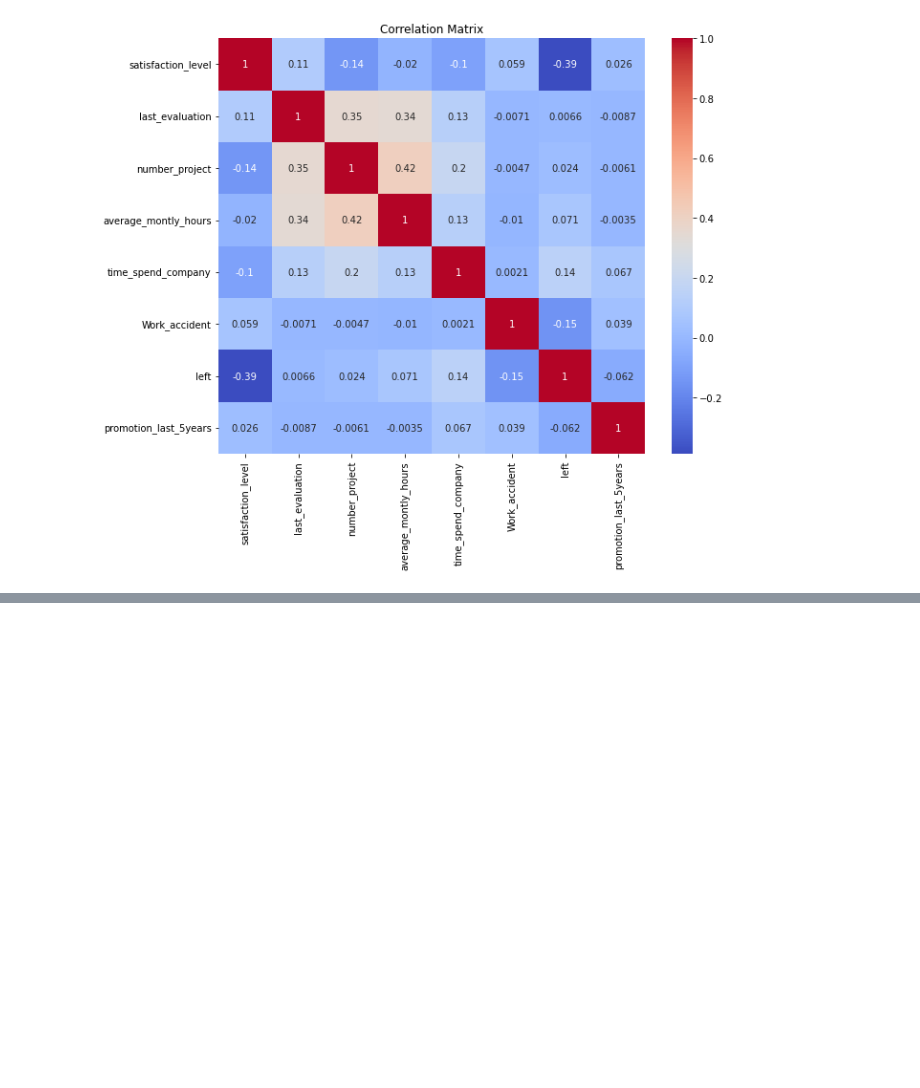
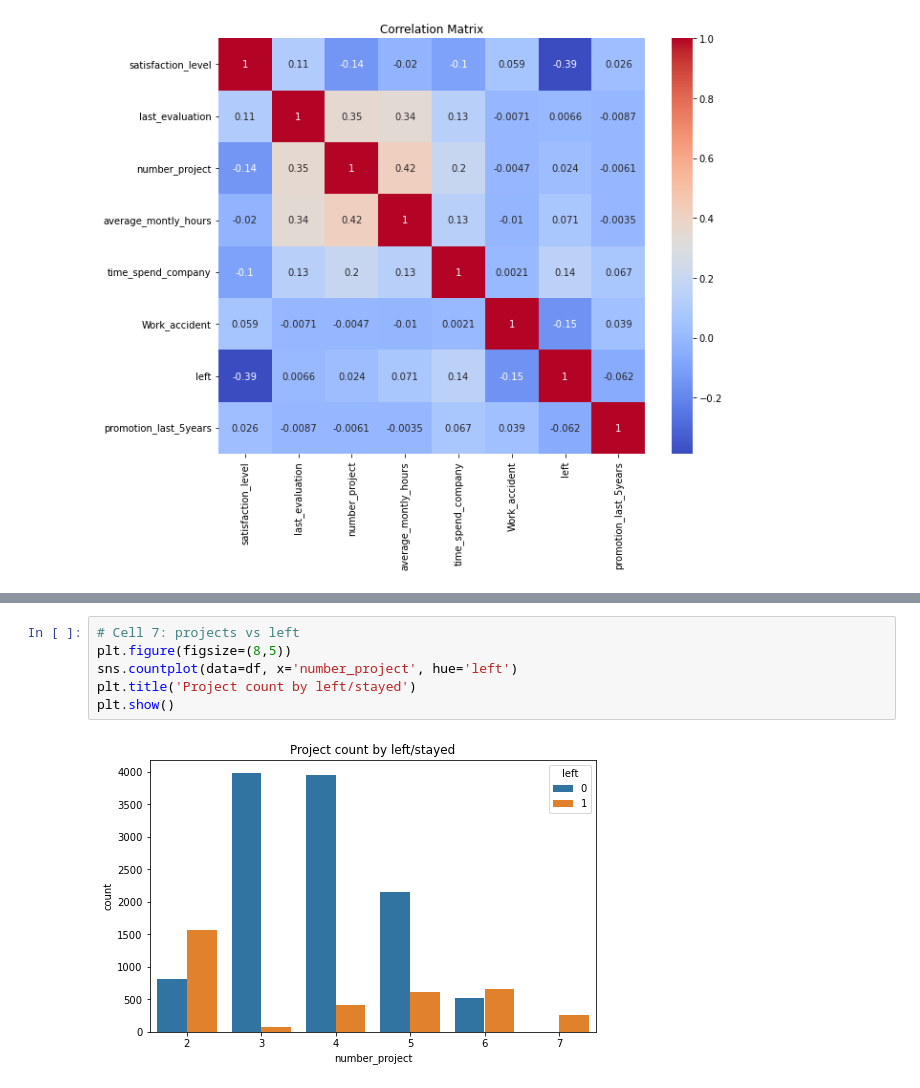
Before and after one commit to NitinJayavarapu12/Employee-Turnover-Analysis, a Jupyter notebook: Employee_Code.ipynb, the cells around one changed output, grey strips where cells are left out. Cells and saved outputs as stored; diff of their text form; blank space fills up the shorter version.

```diff
--- a/Employee_Code.ipynb
+++ b/Employee_Code.ipynb
@@ -109,0 +116,8 @@ NameError: name 'plt' is not defined
+# %%
+# Cell 7: projects vs left
+plt.figure(figsize=(8,5))
+sns.countplot(data=df, x='number_project', hue='left')
+plt.title('Project count by left/stayed')
+plt.show()
+# %% [output]
+[figure, added]
```
Also changed, not shown: parts of 2 cells of this notebook.
